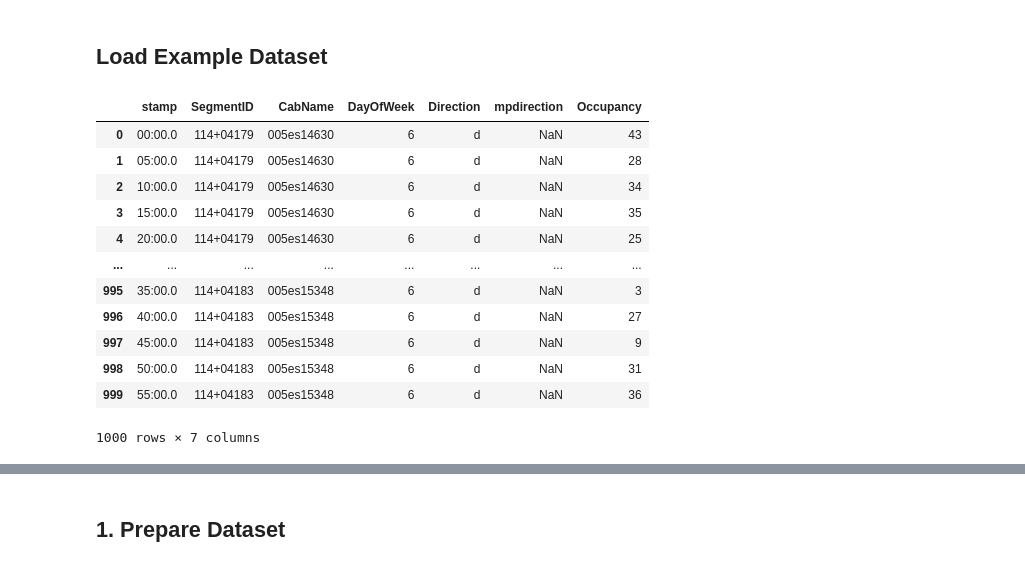
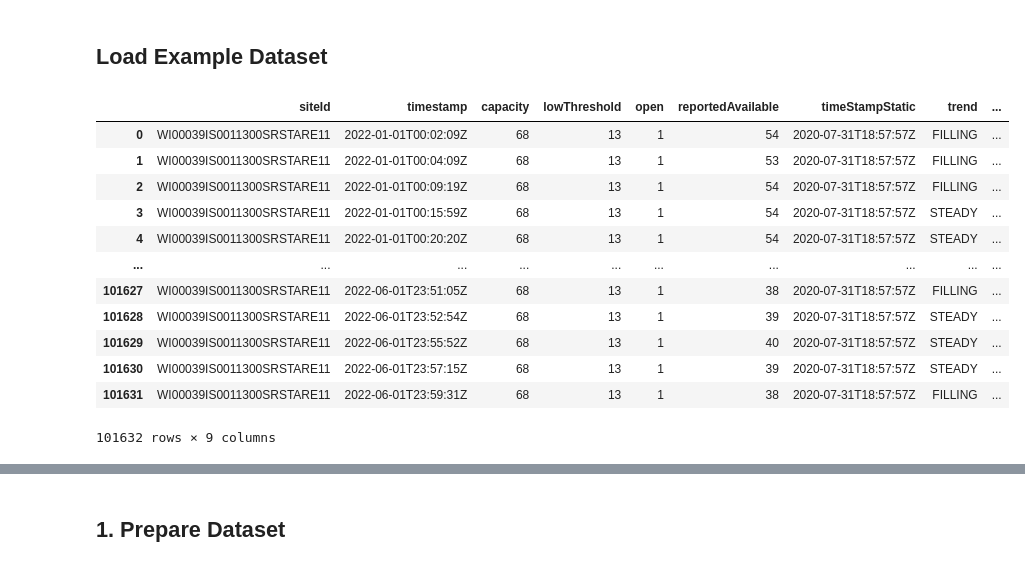
Before and after one commit to UWstarlab/WSDOT_TruckParking, a Jupyter notebook: code/prediction_DL/Truck_Parking_Prediction_DL.ipynb, the cells around one changed output, grey strips where cells are left out. Cells and saved outputs as stored; diff of their text form; code cells hidden in the pictures.

```diff
--- a/code/prediction_DL/Truck_Parking_Prediction_DL.ipynb
+++ b/code/prediction_DL/Truck_Parking_Prediction_DL.ipynb
@@ -23,25 +23,25 @@ print(torch.__version__)
 # %%
 import pandas as pd
 
 # Specify the file path
-file_path = 'sample_data.txt'
+file_path = 'TruckParkingQuery_20220101_20220601.csv'
 
 # Read data from the text file into a pandas DataFrame
-df = pd.read_csv(file_path, delimiter='\t')
+df = pd.read_csv(file_path)
 
 # Print or use the resulting DataFrame
 df
 # %% [output]
-|  | stamp | SegmentID | CabName | DayOfWeek | Direction | mpdirection | Occupancy |
-| 0 | 00:00.0 | 114+04179 | 005es14630 | 6 | d | NaN | 43 |
-| 1 | 05:00.0 | 114+04179 | 005es14630 | 6 | d | NaN | 28 |
-| 2 | 10:00.0 | 114+04179 | 005es14630 | 6 | d | NaN | 34 |
-| 3 | 15:00.0 | 114+04179 | 005es14630 | 6 | d | NaN | 35 |
-| 4 | 20:00.0 | 114+04179 | 005es14630 | 6 | d | NaN | 25 |
-| ... | ... | ... | ... | ... | ... | ... | ... |
-| 995 | 35:00.0 | 114+04183 | 005es15348 | 6 | d | NaN | 3 |
-| 996 | 40:00.0 | 114+04183 | 005es15348 | 6 | d | NaN | 27 |
-| 997 | 45:00.0 | 114+04183 | 005es15348 | 6 | d | NaN | 9 |
-| 998 | 50:00.0 | 114+04183 | 005es15348 | 6 | d | NaN | 31 |
-| 999 | 55:00.0 | 114+04183 | 005es15348 | 6 | d | NaN | 36 |
+|  | siteId | timestamp | capacity | lowThreshold | open | reportedAvailable | timeStampStatic | trend | ... |
+| 0 | WI00039IS0011300SRSTARE11 | 2022-01-01T00:02:09Z | 68 | 13 | 1 | 54 | 2020-07-31T18:57:57Z | FILLING | ... |
+| 1 | WI00039IS0011300SRSTARE11 | 2022-01-01T00:04:09Z | 68 | 13 | 1 | 53 | 2020-07-31T18:57:57Z | FILLING | ... |
+| 2 | WI00039IS0011300SRSTARE11 | 2022-01-01T00:09:19Z | 68 | 13 | 1 | 54 | 2020-07-31T18:57:57Z | FILLING | ... |
+| 3 | WI00039IS0011300SRSTARE11 | 2022-01-01T00:15:59Z | 68 | 13 | 1 | 54 | 2020-07-31T18:57:57Z | STEADY | ... |
+| 4 | WI00039IS0011300SRSTARE11 | 2022-01-01T00:20:20Z | 68 | 13 | 1 | 54 | 2020-07-31T18:57:57Z | STEADY | ... |
+| ... | ... | ... | ... | ... | ... | ... | ... | ... | ... |
+| 101627 | WI00039IS0011300SRSTARE11 | 2022-06-01T23:51:05Z | 68 | 13 | 1 | 38 | 2020-07-31T18:57:57Z | FILLING | ... |
+| 101628 | WI00039IS0011300SRSTARE11 | 2022-06-01T23:52:54Z | 68 | 13 | 1 | 39 | 2020-07-31T18:57:57Z | STEADY | ... |
+| 101629 | WI00039IS0011300SRSTARE11 | 2022-06-01T23:55:52Z | 68 | 13 | 1 | 40 | 2020-07-31T18:57:57Z | STEADY | ... |
+| 101630 | WI00039IS0011300SRSTARE11 | 2022-06-01T23:57:15Z | 68 | 13 | 1 | 39 | 2020-07-31T18:57:57Z | STEADY | ... |
+| 101631 | WI00039IS0011300SRSTARE11 | 2022-06-01T23:59:31Z | 68 | 13 | 1 | 38 | 2020-07-31T18:57:57Z | FILLING | ... |
-1000 rows × 7 columns
+101632 rows × 9 columns
```
Also changed, not shown: parts of 8 cells of this notebook, 4 other files.
